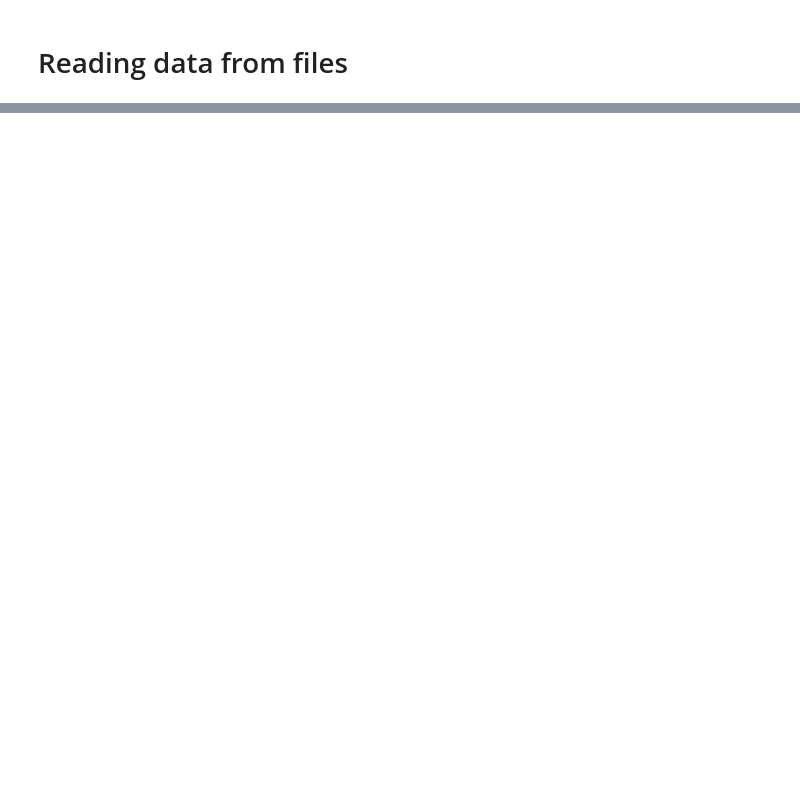
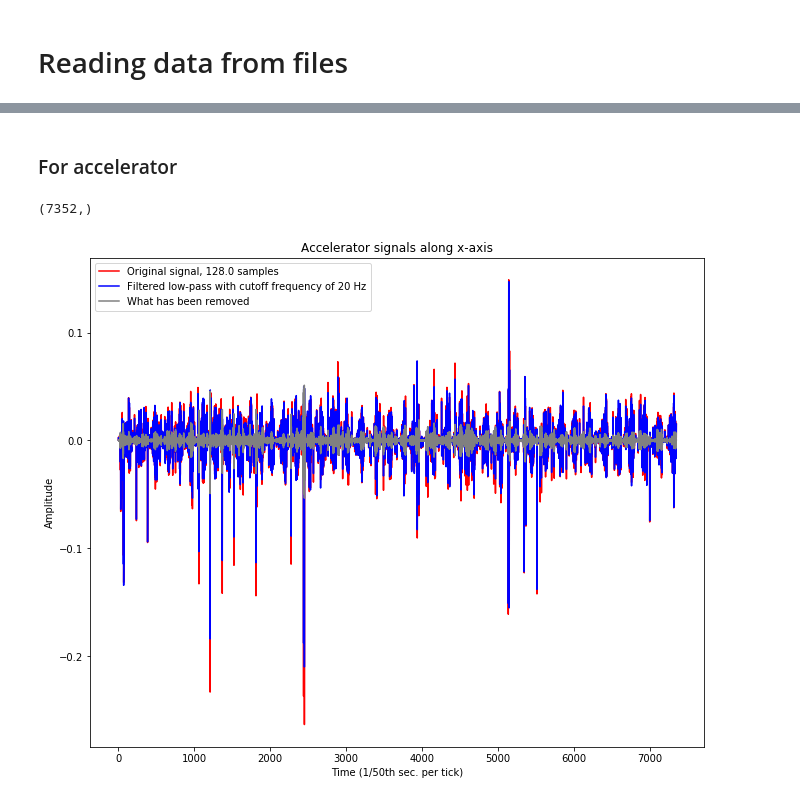
Before and after one commit to ZnoorZ/DSproject, a Jupyter notebook: DS Project.ipynb, the cells around one changed output, grey strips where cells are left out. Saved outputs shown, nothing was run; the diff lists cells and outputs as text; code cells hidden in the pictures; blank space fills up the shorter version.

```diff
--- a/DS Project.ipynb
+++ b/DS Project.ipynb
@@ -53,0 +94,39 @@ subject_train
+# %%
+sample_rate = 50  # 50 Hz resolution
+signal_length = 2.56*sample_rate  # 2.56 seconds
+
+def butter_lowpass(cutoff, nyq_freq, order=4):
+    normal_cutoff = float(cutoff) / nyq_freq
+    b, a = signal.butter(order, normal_cutoff, btype='lowpass')#Numerator (b) and denominator (a) polynomials of the IIR filter.
+    return b, a
+
+def butter_lowpass_filter(data, cutoff_freq, nyq_freq, order=4):
+    b, a = butter_lowpass(cutoff_freq, nyq_freq, order=order)
+    y = signal.filtfilt(b, a, data)
+    return y
+# %% [markdown]
+### For accelerator ###
+# %%
+cutoff_frequency = 20 # 20 Hz
+acc_signals_paths = [
+    TRAIN + "Inertial Signals/" + signal + "train.txt" for signal in INPUT_SIGNAL_TYPES[:3]
+]
+acc_signals = load_X(acc_signals_paths)
+# %%
+acc_signals_mean =  acc_signals.mean(axis=1)
+# %%
+acc_signals_xyz = acc_signals_mean.transpose()
+# %%
+acc_signals_xyz[0].shape
+# %% [output]
+(7352,)
+# %%
+y = butter_lowpass_filter(acc_signals_xyz[0], cutoff_frequency, sample_rate/2)
+
+# Difference acts as a special high-pass from a reversed butterworth filter.
+diff = np.array(acc_signals_xyz[0])-np.array(y)
+
+# Visualize
+plot_signals(acc_signals_xyz[0], y, diff, "Accelerator signals along x-axis")
+# %% [output]
+[figure, added]
```
Also changed, not shown: parts of 37 cells of this notebook.
